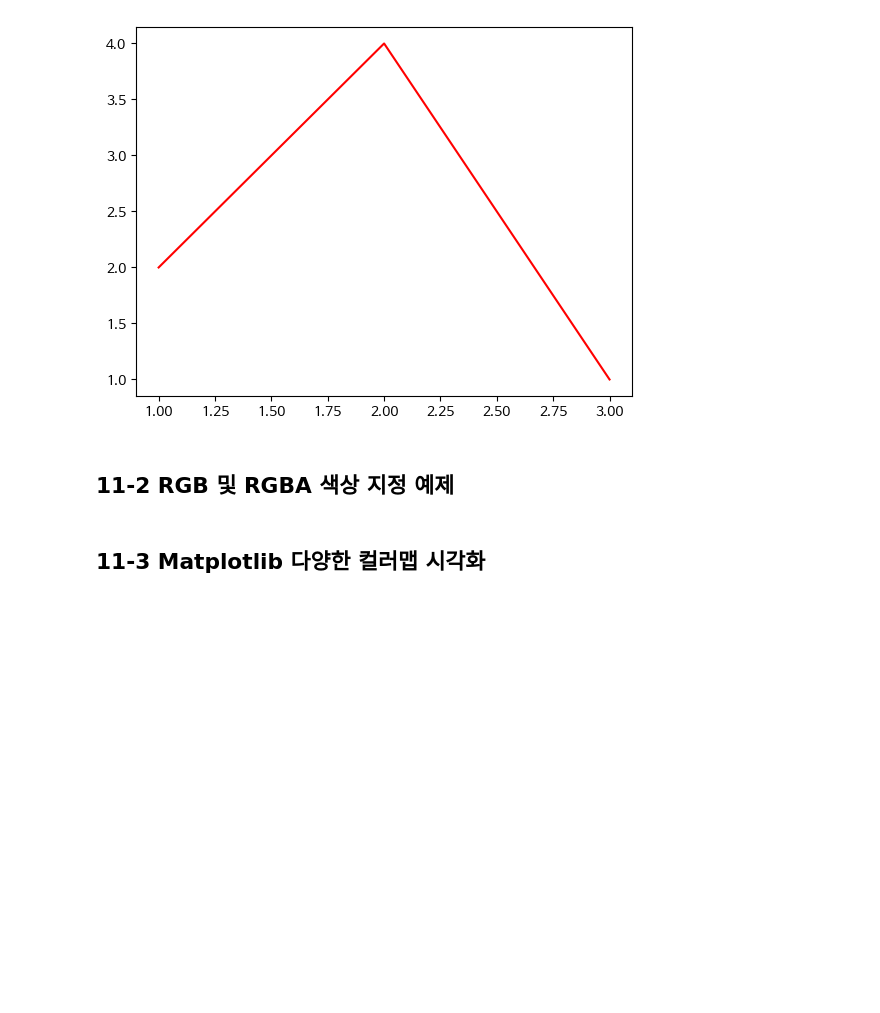
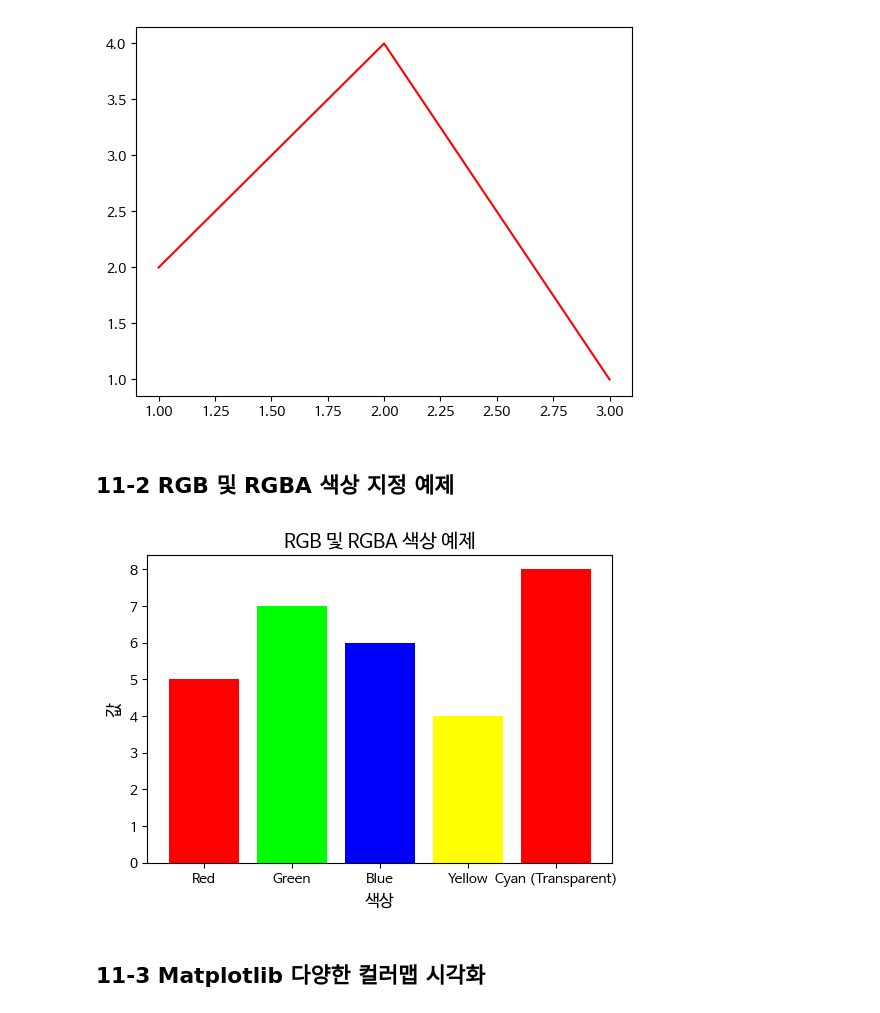
Before and after one commit to khkim82004-star/Data-Analysis-with-Open-Source, a Jupyter notebook: 오픈소스_데이터_분석_11강.ipynb, the cells around one changed output. Drawn from its saved outputs; the diff is of its cells as text; code cells hidden in the pictures; blank space fills up the shorter version.

```diff
--- a/오픈소스_데이터_분석_11강.ipynb
+++ b/오픈소스_데이터_분석_11강.ipynb
@@ -38,20 +38,22 @@ plt.show()
 # %%
 import matplotlib.pyplot as plt
 
 ## 그래프 및 축 객체 생성
 fig, ax = plt.subplots(figsize=(6, 4))
 
 ## RGB 및 RGBA 색상 정의 (마지막 값은 투명도)
 labels = ['Red', 'Green', 'Blue', 'Yellow', 'Cyan (Transparent)']
-colors = []
+colors = [(1, 0, 0), (0, 1, 0), (0, 0, 1), (1, 1, 0)]
 
 ## 막대 그래프 그리기 (정의된 색상 사용)
 ax.bar(labels, [5, 7, 6, 4, 8], color=colors)
 ax.set_title("RGB 및 RGBA 색상 예제", fontsize=14)
 ax.set_xlabel("색상", fontsize=12)
 ax.set_ylabel("값", fontsize=12)
 
 plt.show()
+# %% [output]
+[figure, added]
 # %% [markdown]
 ## 11-3 Matplotlib 다양한 컬러맵 시각화
 # %%
```
Also changed, not shown: parts of 8 cells of this notebook.
